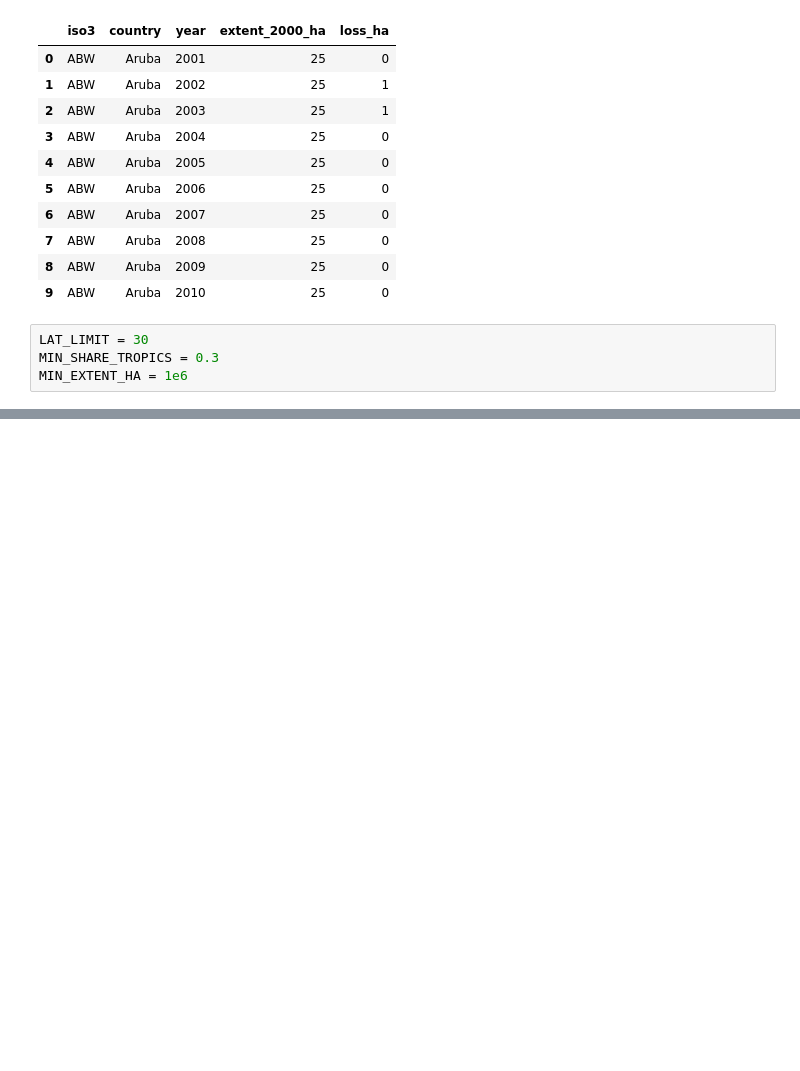
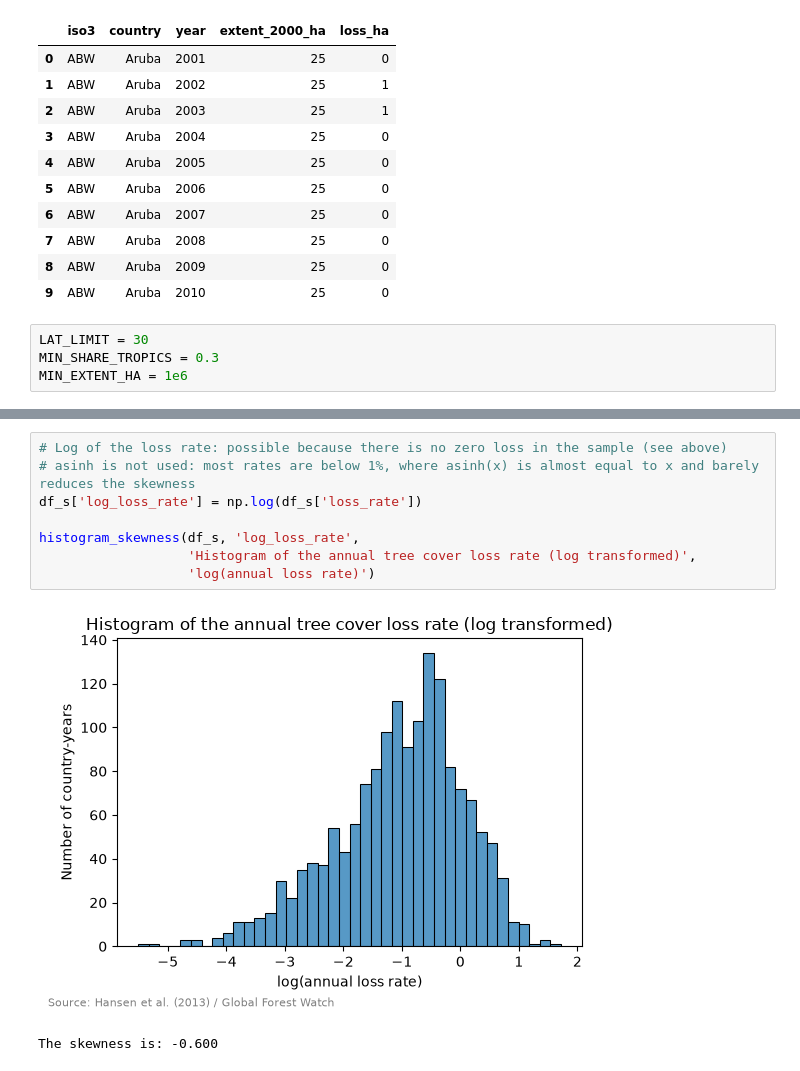
Before and after one commit to AndrewEberhardt/DataScienceProject, a Jupyter notebook: notebooks/1-Forest-Loss.ipynb, the cells around one changed output, grey strips where cells are left out. Drawn from its saved outputs; the diff is of its cells as text; blank space fills up the shorter version.

```diff
--- a/notebooks/1-Forest-Loss.ipynb
+++ b/notebooks/1-Forest-Loss.ipynb
@@ -235,0 +467,11 @@ world.loc[world['iso3'].isin(['BRA', 'ARG', 'CHN', 'URY']), ['NAME', 'share_trop
+# %%
+# Log of the loss rate: possible because there is no zero loss in the sample (see above)
+# asinh is not used: most rates are below 1%, where asinh(x) is almost equal to x and barely reduces the skewness
+df_s['log_loss_rate'] = np.log(df_s['loss_rate'])
+
+histogram_skewness(df_s, 'log_loss_rate',
+                   'Histogram of the annual tree cover loss rate (log transformed)',
+                   'log(annual loss rate)')
+# %% [output]
+[figure, added]
+The skewness is: -0.600
```
Also changed, not shown: parts of 36 cells of this notebook.
